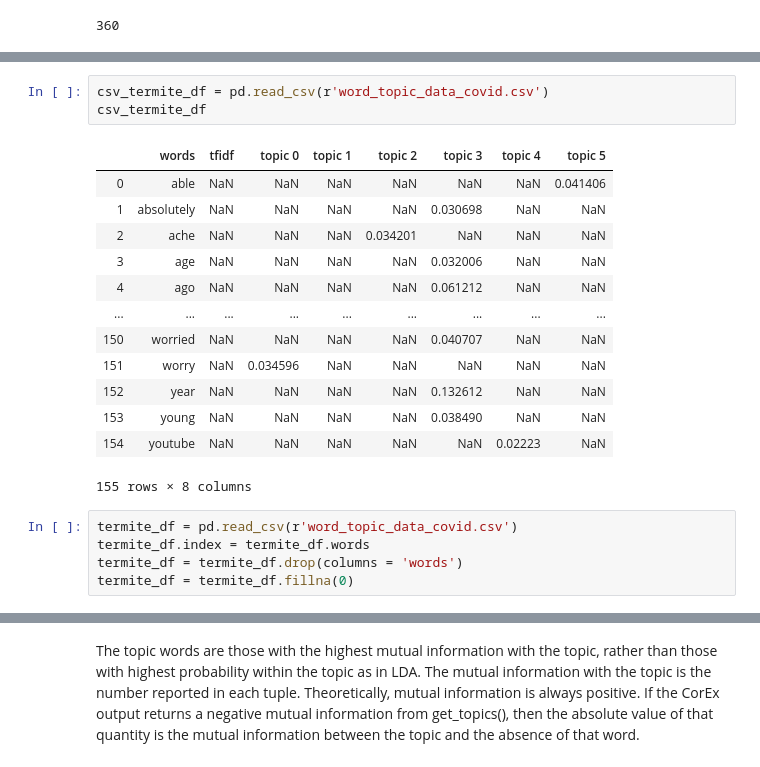
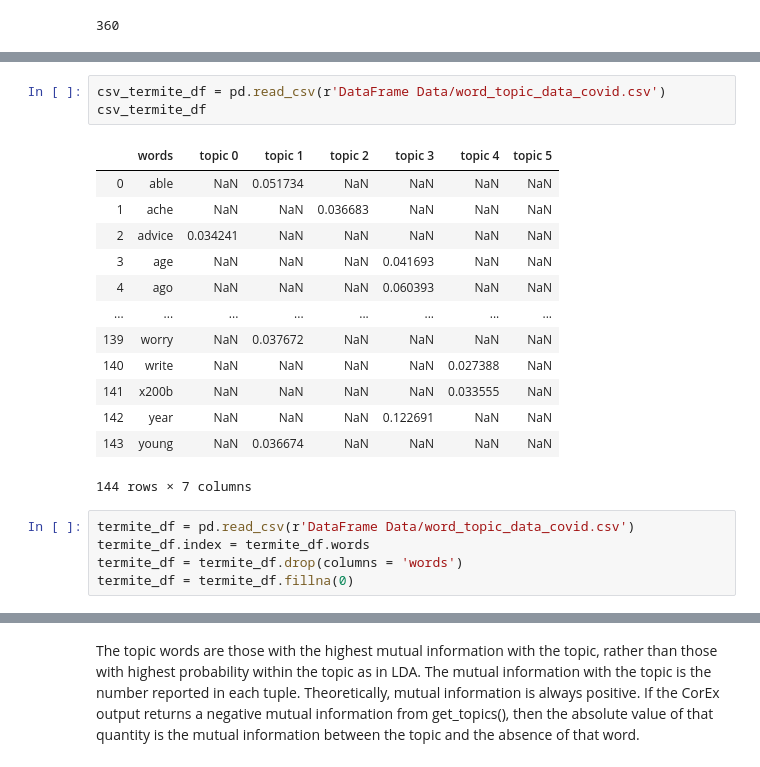
Before and after one commit to heathersaul-nos3lf/final_horsemen, a Jupyter notebook: LDA_TFIDF_TSNE-COVID.ipynb, the cells around one changed output, grey strips where cells are left out. Drawn from its saved outputs; the diff is of its cells as text.

```diff
--- a/LDA_TFIDF_TSNE-COVID.ipynb
+++ b/LDA_TFIDF_TSNE-COVID.ipynb
@@ -335,22 +335,22 @@ pandas.core.series.Series
 # %%
-csv_termite_df = pd.read_csv(r'word_topic_data_covid.csv')
+csv_termite_df = pd.read_csv(r'DataFrame Data/word_topic_data_covid.csv')
 csv_termite_df
 # %% [output]
-|  | words | tfidf | topic 0 | topic 1 | topic 2 | topic 3 | topic 4 | topic 5 |
-| 0 | able | NaN | NaN | NaN | NaN | NaN | NaN | 0.041406 |
-| 1 | absolutely | NaN | NaN | NaN | NaN | 0.030698 | NaN | NaN |
-| 2 | ache | NaN | NaN | NaN | 0.034201 | NaN | NaN | NaN |
-| 3 | age | NaN | NaN | NaN | NaN | 0.032006 | NaN | NaN |
-| 4 | ago | NaN | NaN | NaN | NaN | 0.061212 | NaN | NaN |
-| ... | ... | ... | ... | ... | ... | ... | ... | ... |
-| 150 | worried | NaN | NaN | NaN | NaN | 0.040707 | NaN | NaN |
-| 151 | worry | NaN | 0.034596 | NaN | NaN | NaN | NaN | NaN |
-| 152 | year | NaN | NaN | NaN | NaN | 0.132612 | NaN | NaN |
-| 153 | young | NaN | NaN | NaN | NaN | 0.038490 | NaN | NaN |
-| 154 | youtube | NaN | NaN | NaN | NaN | NaN | 0.02223 | NaN |
+|  | words | topic 0 | topic 1 | topic 2 | topic 3 | topic 4 | topic 5 |
+| 0 | able | NaN | 0.051734 | NaN | NaN | NaN | NaN |
+| 1 | ache | NaN | NaN | 0.036683 | NaN | NaN | NaN |
+| 2 | advice | 0.034241 | NaN | NaN | NaN | NaN | NaN |
+| 3 | age | NaN | NaN | NaN | 0.041693 | NaN | NaN |
+| 4 | ago | NaN | NaN | NaN | 0.060393 | NaN | NaN |
+| ... | ... | ... | ... | ... | ... | ... | ... |
+| 139 | worry | NaN | 0.037672 | NaN | NaN | NaN | NaN |
+| 140 | write | NaN | NaN | NaN | NaN | 0.027388 | NaN |
+| 141 | x200b | NaN | NaN | NaN | NaN | 0.033555 | NaN |
+| 142 | year | NaN | NaN | NaN | 0.122691 | NaN | NaN |
+| 143 | young | NaN | 0.036674 | NaN | NaN | NaN | NaN |
-155 rows × 8 columns
+144 rows × 7 columns
 # %%
-termite_df = pd.read_csv(r'word_topic_data_covid.csv')
+termite_df = pd.read_csv(r'DataFrame Data/word_topic_data_covid.csv')
 termite_df.index = termite_df.words
 termite_df = termite_df.drop(columns = 'words')
 termite_df = termite_df.fillna(0)
```
Also changed, not shown: parts of 25 cells of this notebook, 18 other files.
